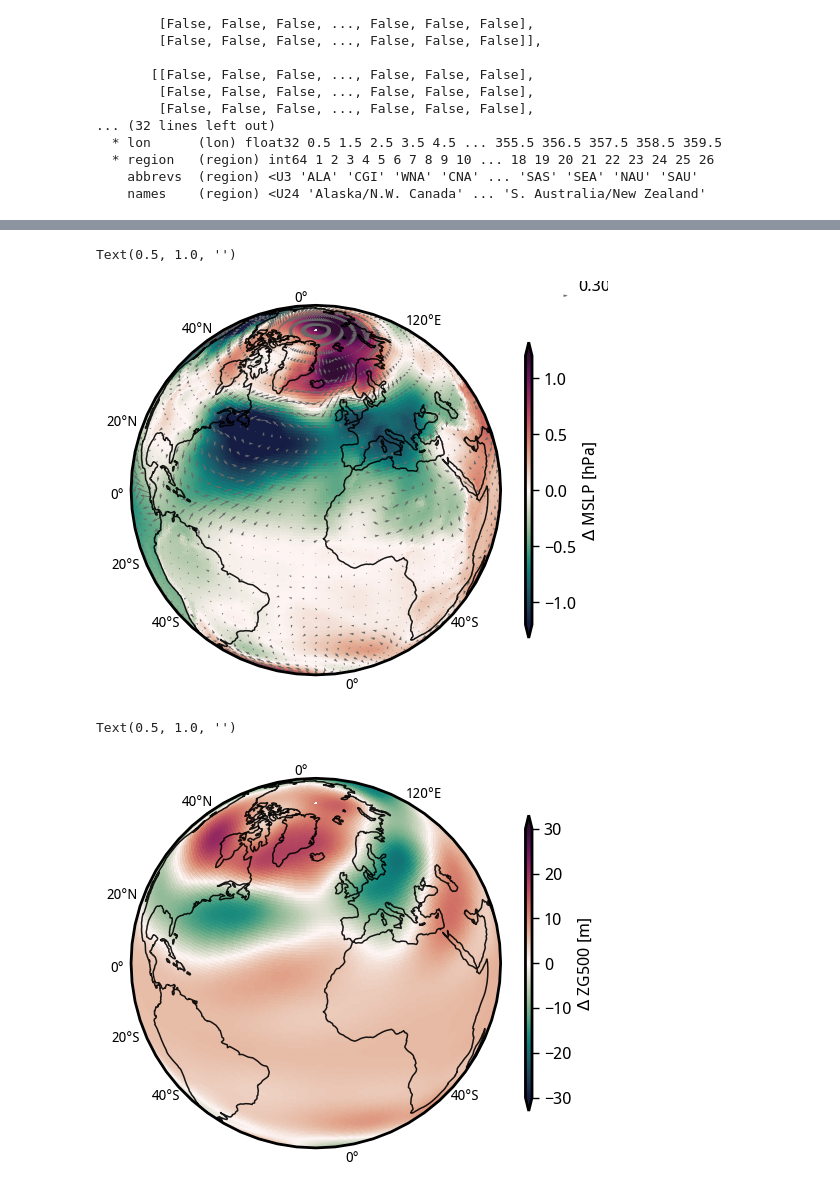
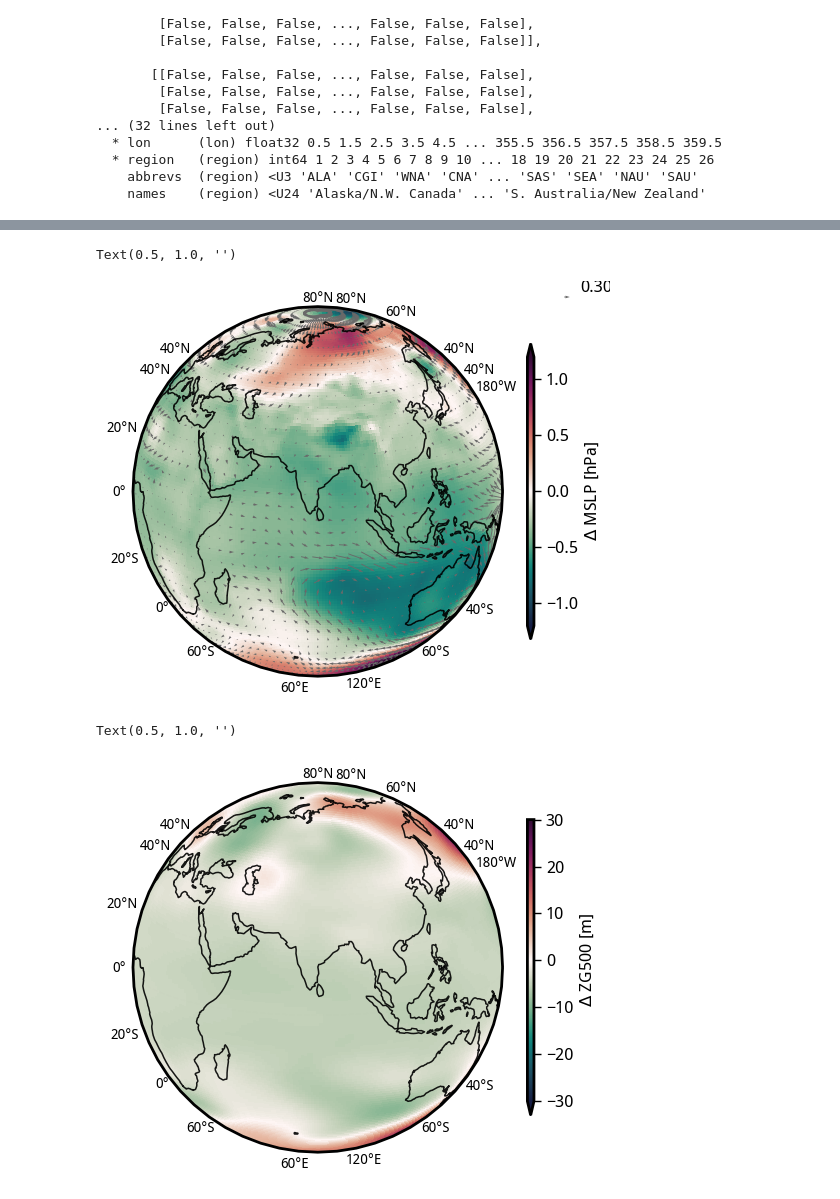
Before and after one commit to adisen99/enso_teleconnection_robustness, a Jupyter notebook: 02_hist_var_dynamics.ipynb, the cells around one changed output, grey strips where cells are left out. Saved outputs shown, nothing was run; the diff lists cells and outputs as text; code cells hidden in the pictures.

Commit message:
checkpoint: new analysis for decadal scale stuff

```diff
--- a/02_hist_var_dynamics.ipynb
+++ b/02_hist_var_dynamics.ipynb
@@ -167,9 +167,9 @@ array([[[-1000. , -1000. , -1000. , ..., -1000. , -1000. , -1000. ],
 # %%
 sst_obs_anom = funcs.calc_anom(sst_obs, sst_obs.sel(time = slice('1960', '1990')))
 # sst_obs_anom = sst_obs_anom.sel(time = sst_obs_anom.time.dt.month.isin([9,10,11,12,1,2])).resample(time='AS-JUN').mean('time')
-sst_obs_anom = sst_obs_anom.resample(time='AS-JUN').mean('time')
+sst_obs_anom_annual = sst_obs_anom.resample(time='AS-JUN').mean('time')
 weights_sst_obs = np.cos(np.deg2rad(sst_obs.lat))
-nino34_obs = funcs.detrend_separate_check(sst_obs_anom.sel(lat=slice(5,-5), lon = slice(-170+360, -120+360)).weighted(weights_sst_obs).mean(('lat', 'lon')), period=15, dim='time')
+nino34_obs = funcs.detrend_separate_check(sst_obs_anom_annual.sel(lat=slice(5,-5), lon = slice(-170+360, -120+360)).weighted(weights_sst_obs).mean(('lat', 'lon')), period=15, dim='time')
 # %%
 precip_obs_anom = funcs.calc_anom(precip_obs, precip_obs.sel(time = slice('1960', '1990')))
 # precip_obs_anom = precip_obs_anom.sel(time = precip_obs_anom.time.dt.month.isin([9,10,11,12,1])).resample(time = 'AS-JUN').mean('time')
@@ -310,14 +492,18 @@ import cmocean
 # %%
 # fig = plt.figure(figsize=(12,6))
-ax = plt.axes(projection=ccrs.Orthographic(central_longitude=340, central_latitude=30))
+# ax = plt.axes(projection=ccrs.Orthographic(central_longitude=80, central_latitude=15))
+ax = plt.axes(projection=ccrs.Orthographic(central_longitude=160, central_latitude=-20))
 # ax = plt.axes(projection=ccrs.Robinson(central_longitude=-60))
-end_year = float(reg30.where(reg30 == reg30.max('ey'), drop=True).ey)
-out30.regr.sel(ey = end_year).plot(vmin=-1.2, cmap=cmocean.cm.tarn, transform=ccrs.PlateCarree(central_longitude=0), cbar_kwargs=dict(orientation='vertical', shrink=0.8, aspect=45, label='Regression [$\sigma_{p}/^{o}$C]'))
+# end_year = int(reg30.where(reg30 == reg30.min('ey'), drop=True).ey)
+# out30.regr.sel(ey=end_year).plot(vmin=-1.2, cmap=cmocean.cm.tarn, transform=ccrs.PlateCarree(central_longitude=0), cbar_kwargs=dict(orientation='vertical', shrink=0.8, aspect=45, label='Regression [$\sigma_{p}/^{o}$C]'))
+out30.regr.sel(ey = uq_years).mean('ey').plot(vmin=-1.2, cmap=cmocean.cm.tarn, transform=ccrs.PlateCarree(central_longitude=0), cbar_kwargs=dict(orientation='vertical', shrink=0.8, aspect=45, label='Regression [$\sigma_{p}/^{o}$C]'))
 # sst_obs_det.sel(time = slice(str(int(end_year) - 30), str(int(end_year)))).mean('time').plot(vmin=-0.1, cmap='RdBu_r', transform=ccrs.PlateCarree(central_longitude=0), cbar_kwargs=dict(orientation='vertical', shrink=0.7, label='SST anomaly [$^{o}$C]'))
-# xx, yy = np.meshgrid(out30_rean.lon, out30_rean.lat)
-# zz = np.ma.masked_less_equal(out30_rean.pval.where(reg30 == reg30.min('ey'), drop=True).squeeze('ey'), 0.05)
-# plt.pcolor(xx, yy, zz, hatch='////', alpha=0., transform=ccrs.PlateCarree())
+xx, yy = np.meshgrid(out30.lon, out30.lat)
+zz = np.ma.masked_less_equal(get_sign_ratio(out30.pval.sel(ey = uq_years)), 0.6)
+# zz = np.ma.masked_greater_equal(out30.pval.sel(ey = end_year), 0.05)
+plt.pcolor(xx, yy, zz, hatch='/////', alpha=0., transform=ccrs.PlateCarree())
 plot_background(ax)
+ax.add_feature(cfeature.OCEAN, color='white', zorder=1)
 plt.title('')
 # %% [output]
 Text(0.5, 1.0, '')
@@ -361,9 +579,9 @@ Text(0.5, 1.0, '')
 # fig = plt.figure(figsize=(12,6))
 # ax = plt.axes(projection=ccrs.Orthographic(central_longitude=160, central_latitude=-20))
 # ax = plt.axes(projection=ccrs.Orthographic(central_longitude=290, central_latitude=-10))
-ax = plt.axes(projection=ccrs.Orthographic(central_longitude=340, central_latitude=30))
+# ax = plt.axes(projection=ccrs.Orthographic(central_longitude=340, central_latitude=30))
+ax = plt.axes(projection=ccrs.Orthographic(central_longitude=80, central_latitude=15))
 # ax = plt.axes(projection=ccrs.Robinson(central_longitude=-60))
-end_year = int(reg30.where(reg30 == reg30.max('ey'), drop=True).ey)
 precip_obs_std.where(nino34_obs > nino34_obs.std('time')).sel(time = slice(str(end_year - 30), str(end_year))).mean('time').plot(vmin=-1.2, cmap=cmocean.cm.tarn, transform=ccrs.PlateCarree(central_longitude=0), cbar_kwargs=dict(orientation='vertical', shrink=0.8, aspect=45, label='std. Precip anomaly [$\Delta \sigma_p$]'))
 # (psl_rean_det/100).where(nino34_obs > nino34_obs.std('time')).sel(time = slice(str(end_year - 30), str(end_year))).mean('time').plot.contour(vmin=-1.2, colors='k', transform=ccrs.PlateCarree(central_longitude=0))
 # (wind_rean_det).where(nino34_obs > nino34_obs.std('time')).sel(time = slice(str(end_year - 30), str(end_year))).mean('time').isel(lon = slice(0, -1, 4), lat = slice(0, -1, 4)).plot.quiver(x='lon', y='lat', u='uwnd', v='vwnd', color='dimgray', linewidths=1, scale=25, transform=ccrs.PlateCarree(central_longitude=0), cbar_kwargs=dict(orientation='vertical', shrink=0.8, aspect=45, label='$\Delta wind-speed$ [m/s]'))
@@ -371,6 +589,7 @@ precip_obs_std.where(nino34_obs > nino34_obs.std('time')).sel(time = slice(str(e
 # zz = np.ma.masked_less_equal(out30_rean.regr.where(reg30 == reg30.min('ey'), drop=True).squeeze('ey'), 0.05)
 # plt.pcolor(xx, yy, zz, hatch='////', alpha=0., transform=ccrs.PlateCarree())
 plot_background(ax)
+ax.add_feature(cfeature.OCEAN, color='white', zorder=1)
 plt.title('')
 # %% [output]
 Text(0.5, 1.0, '')
@@ -378,29 +649,28 @@ Text(0.5, 1.0, '')
 # %%
 # fig = plt.figure(figsize=(12,6))
 # ax = plt.axes(projection=ccrs.Orthographic(central_longitude=160, central_latitude=-20))
 # ax = plt.axes(projection=ccrs.Orthographic(central_longitude=230, central_latitude=20))
 # ax = plt.axes(projection=ccrs.Orthographic(central_longitude=290, central_latitude=-10))
-ax = plt.axes(projection=ccrs.Orthographic(central_longitude=340, central_latitude=30))
-# ax = plt.axes(projection=ccrs.Robinson(central_longitude=-60))
-end_year = int(reg30.where(reg30 == reg30.max('ey'), drop=True).ey)
-(psl_rean_det/100).where(nino34_obs > nino34_obs.std('time')).sel(time = slice(str(end_year - 30), str(end_year))).mean('time').plot(vmin=-1.2, cmap=cmocean.cm.curl, transform=ccrs.PlateCarree(central_longitude=0), cbar_kwargs=dict(orientation='vertical', shrink=0.8, aspect=45, label='$\Delta$ MSLP [hPa]'))
-(wind_rean_det).where(nino34_obs > nino34_obs.std('time')).sel(time = slice(str(end_year - 30), str(end_year))).mean('time').isel(lon = slice(0, -1, 4), lat = slice(0, -1, 4)).plot.quiver(x='lon', y='lat', u='uwnd', v='vwnd', color='dimgray', linewidths=1, scale=25, transform=ccrs.PlateCarree(central_longitude=0), cbar_kwargs=dict(orientation='vertical', shrink=0.8, aspect=45, label='$\Delta wind-speed$ [m/s]'))
+# ax = plt.axes(projection=ccrs.Orthographic(central_longitude=340, central_latitude=30))
+ax = plt.axes(projection=ccrs.Orthographic(central_longitude=80, central_latitude=15))
+(psl_rean_det/100).where(nino34_obs < -nino34_obs.std('time')).sel(time = slice(str(end_year - 30), str(end_year))).mean('time').plot(vmin=-1.2, cmap=cmocean.cm.curl, transform=ccrs.PlateCarree(central_longitude=0), cbar_kwargs=dict(orientation='vertical', shrink=0.8, aspect=45, label='$\Delta$ MSLP [hPa]'))
+(wind_rean_det).where(nino34_obs < -nino34_obs.std('time')).sel(time = slice(str(end_year - 30), str(end_year))).mean('time').isel(lon = slice(0, -1, 4), lat = slice(0, -1, 4)).plot.quiver(x='lon', y='lat', u='uwnd', v='vwnd', color='dimgray', scale=20, transform=ccrs.PlateCarree(central_longitude=0), cbar_kwargs=dict(orientation='vertical', shrink=0.8, aspect=45, label='$\Delta wind-speed$ [m/s]'))
 # xx, yy = np.meshgrid(out30_rean.lon, out30_rean.lat)
 # zz = np.ma.masked_less_equal(out30_rean.regr.where(reg30 == reg30.min('ey'), drop=True).squeeze('ey'), 0.05)
 # plt.pcolor(xx, yy, zz, hatch='////', alpha=0., transform=ccrs.PlateCarree())
 plot_background(ax)
 plt.title('')
 # %% [output]
 Text(0.5, 1.0, '')
-[figure, old version]
+[figure, new version]
 # %%
 # fig = plt.figure(figsize=(12,6))
 # ax = plt.axes(projection=ccrs.Orthographic(central_longitude=160, central_latitude=-20))
 # ax = plt.axes(projection=ccrs.Orthographic(central_longitude=230, central_latitude=20))
 # ax = plt.axes(projection=ccrs.Orthographic(central_longitude=290, central_latitude=-10))
-ax = plt.axes(projection=ccrs.Orthographic(central_longitude=340, central_latitude=30))
-end_year = int(reg30.where(reg30 == reg30.max('ey'), drop=True).ey)
-(zg500_rean_det).where(nino34_obs > nino34_obs.std('time')).sel(time = slice(str(end_year - 30), str(end_year))).mean('time').plot(vmin=-30, cmap=cmocean.cm.curl, transform=ccrs.PlateCarree(central_longitude=0), cbar_kwargs=dict(orientation='vertical', shrink=0.8, aspect=45, label='$\Delta$ ZG500 [m]'))
+# ax = plt.axes(projection=ccrs.Orthographic(central_longitude=340, central_latitude=30))
+ax = plt.axes(projection=ccrs.Orthographic(central_longitude=80, central_latitude=15))
+(zg500_rean_det).where(nino34_obs < -nino34_obs.std('time')).sel(time = slice(str(end_year - 30), str(end_year))).mean('time').plot(vmin=-30, cmap=cmocean.cm.curl, transform=ccrs.PlateCarree(central_longitude=0), cbar_kwargs=dict(orientation='vertical', shrink=0.8, aspect=45, label='$\Delta$ ZG500 [m]'))
 # xx, yy = np.meshgrid(out30_rean.lon, out30_rean.lat)
 # zz = np.ma.masked_less_equal(out30_rean.regr.where(reg30 == reg30.min('ey'), drop=True).squeeze('ey'), 0.05)
 # plt.pcolor(xx, yy, zz, hatch='////', alpha=0., transform=ccrs.PlateCarree())
@@ -408,4 +678,4 @@ plot_background(ax)
 plt.title('')
 # %% [output]
 Text(0.5, 1.0, '')
-[figure, old version]
+[figure, new version]
```
Also changed, not shown: parts of 35 cells of this notebook, 1 other file.
